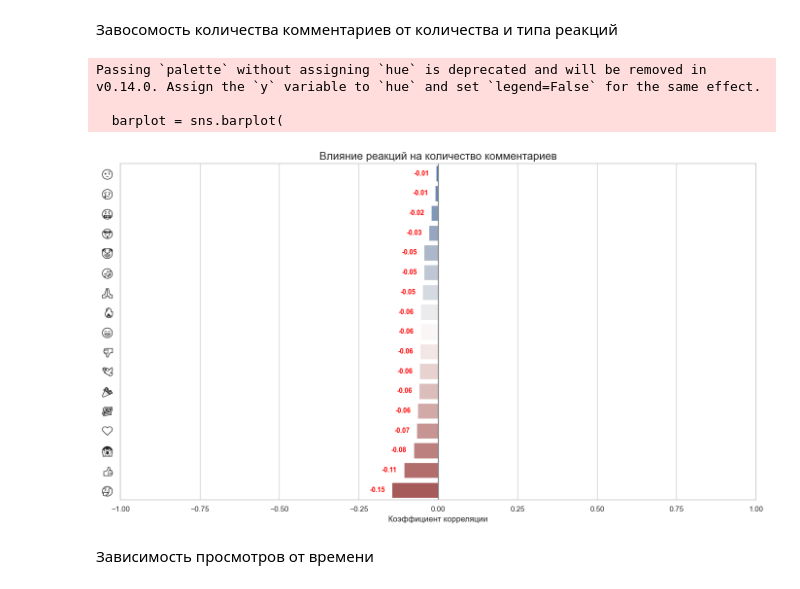
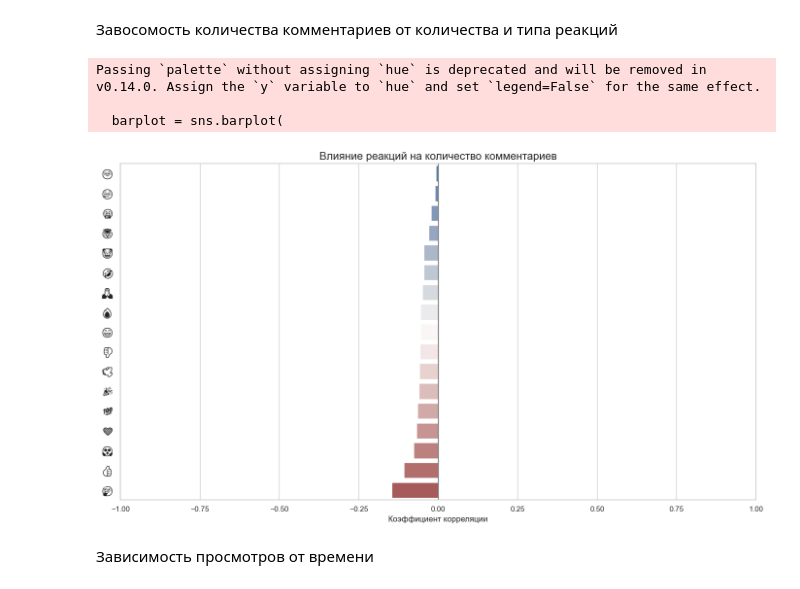
Before and after one commit to Enotta/scraping-api, a Jupyter notebook: api.ipynb, the cells around one changed output. Saved outputs shown, nothing was run; the diff lists cells and outputs as text; code cells hidden in the pictures.

```diff
--- a/api.ipynb
+++ b/api.ipynb
@@ -357,60 +335,44 @@ Passing `palette` without assigning `hue` is deprecated and will be removed in v
 # %% [markdown]
 Завосомость количества комментариев от количества и типа реакций
 # %%
-# Настройки визуализации
 sns.set_theme(style="whitegrid")
 plt.figure(figsize=(14, 8))
 
-# 2. Расчет корреляции между реакциями и комментариями
+# Расчет корреляции между реакциями и комментариями
 correlations = df[reactions].corrwith(df["comments"]).sort_values(ascending=False)
 
-# 3. Создание DataFrame для визуализации
 corr_df = pd.DataFrame({
     'reaction': correlations.index.str.replace('reaction_', ''),
     'correlation': correlations.values
 })
 
-# 4. Построение графика
 barplot = sns.barplot(
     x='correlation',
     y='reaction',
     data=corr_df,
     palette="vlag",  # Дивергентная палитра для отрицательных/положительных значений
     orient='h'
 )
 
-# 5. Настройка оформления
+# Настройка оформления
 plt.title('Влияние реакций на количество комментариев', fontsize=16)
 plt.xlabel('Коэффициент корреляции', fontsize=12)
 plt.ylabel('')
 plt.xlim(-1, 1)
 
 # Настройка подписей с эмодзи
 for label in barplot.get_yticklabels():
     label.set_fontproperties(mpl.font_manager.FontProperties(family='Segoe UI Emoji'))
     label.set_fontsize(14)
 
-# 6. Добавление аннотаций
-for i, (reaction, corr) in enumerate(zip(corr_df['reaction'], corr_df['correlation'])):
-    color = 'red' if corr < 0 else 'green'
-    plt.text(
-        corr + (0.03 if corr > 0 else -0.07),
-        i,
-        f'{corr:.2f}',
-        va='center',
-        color=color,
-        fontsize=10,
-        fontweight='bold'
-    )
-
 plt.axvline(0, color='gray')
 plt.tight_layout()
 plt.show()
 # %% [output]
 Passing `palette` without assigning `hue` is deprecated and will be removed in v0.14.0. Assign the `y` variable to `hue` and set `legend=False` for the same effect.
 
   barplot = sns.barplot(
-[figure, old version]
+[figure, new version]
 # %% [markdown]
 Зависимость просмотров от времени
 # %%
```
Also changed, not shown: parts of 7 cells of this notebook, 1 other file.
